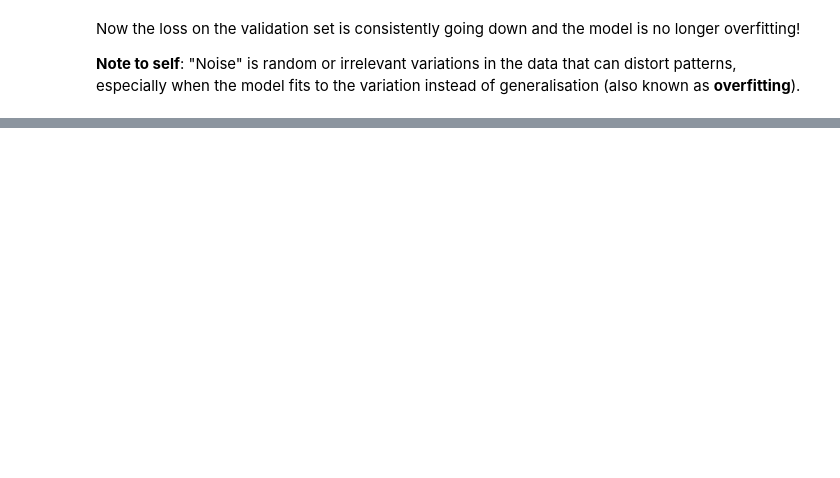
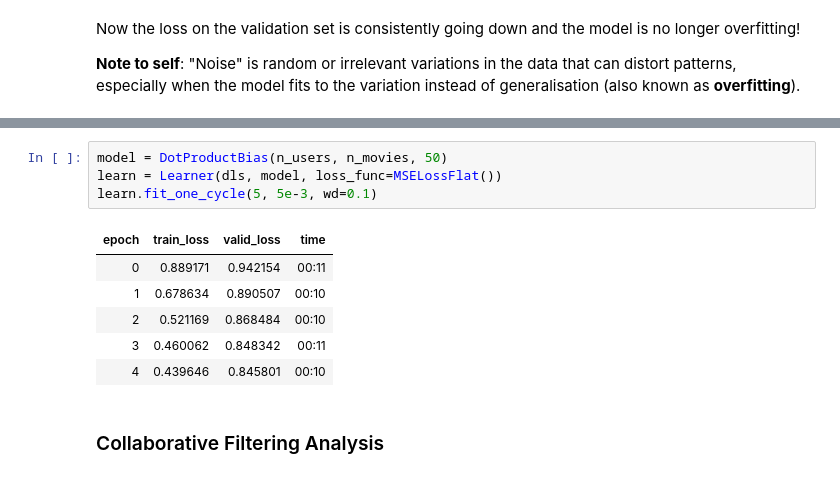
Before and after one commit to frank-895/machine_learning_journey, a Jupyter notebook: collaborative_filtering/collaborative_filtering.ipynb, the cells around one changed output, grey strips where cells are left out. Drawn from its saved outputs; the diff is of its cells as text; blank space fills up the shorter version.

```diff
--- a/collaborative_filtering/collaborative_filtering.ipynb
+++ b/collaborative_filtering/collaborative_filtering.ipynb
@@ -238,0 +271,13 @@ Now the loss on the validation set is consistently going down and the model is n
+# %%
+model = DotProductBias(n_users, n_movies, 50)
+learn = Learner(dls, model, loss_func=MSELossFlat())
+learn.fit_one_cycle(5, 5e-3, wd=0.1)
+# %% [output]
+| epoch | train_loss | valid_loss | time |
+| 0 | 0.889171 | 0.942154 | 00:11 |
+| 1 | 0.678634 | 0.890507 | 00:10 |
+| 2 | 0.521169 | 0.868484 | 00:10 |
+| 3 | 0.460062 | 0.848342 | 00:11 |
+| 4 | 0.439646 | 0.845801 | 00:10 |
+# %% [markdown]
+### Collaborative Filtering Analysis
```
Also changed, not shown: parts of 24 cells of this notebook.
